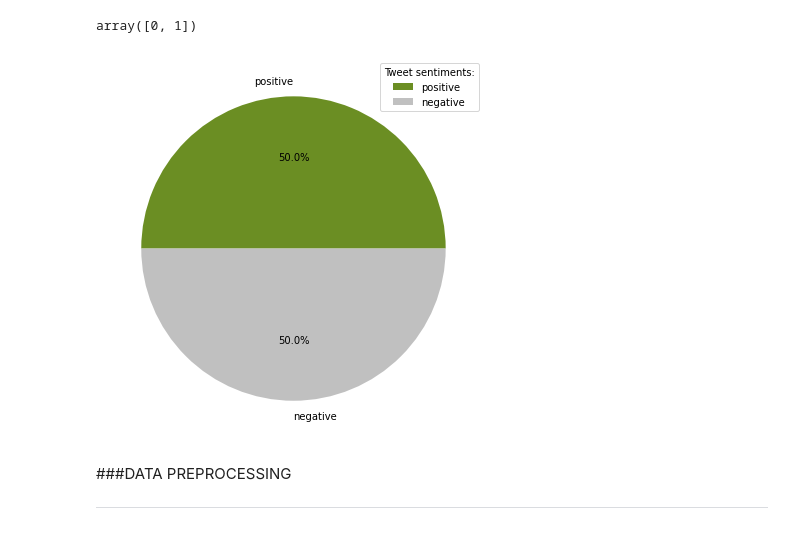
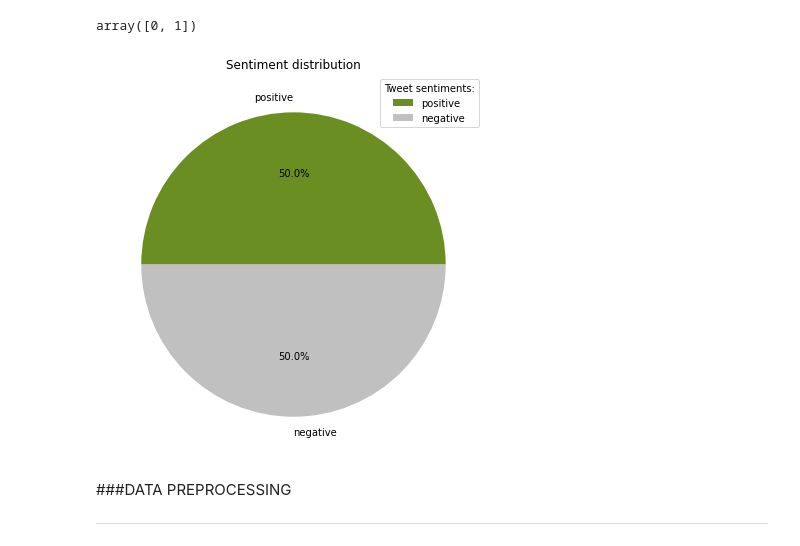
Before and after one commit to Skarlet0x/SentimentAnalysis, a Jupyter notebook: sentiment_analysis.ipynb, the cells around one changed output. Drawn from its saved outputs; the diff is of its cells as text; code cells hidden in the pictures.

```diff
--- a/sentiment_analysis.ipynb
+++ b/sentiment_analysis.ipynb
@@ -78,16 +78,16 @@ dataset["sentiment"].unique()
 # %% [output]
 array([0, 1])
 # %%
-# sentiment distribution in the dataset
 labels = ["positive", "negative"]
 colors = ["olivedrab", "silver"]
 
 plt.figure(figsize=(7,7))
 plt.pie(dataset["sentiment"].value_counts(), labels=labels, colors=colors, autopct="%1.1f%%")
 plt.legend(title = "Tweet sentiments:")
+plt.title("Sentiment distribution")
 plt.show()
 # %% [output]
-[figure, old version]
+[figure, new version]
 # %% [markdown]
 ###DATA PREPROCESSING
 
```
Also changed, not shown: parts of 28 cells of this notebook.
